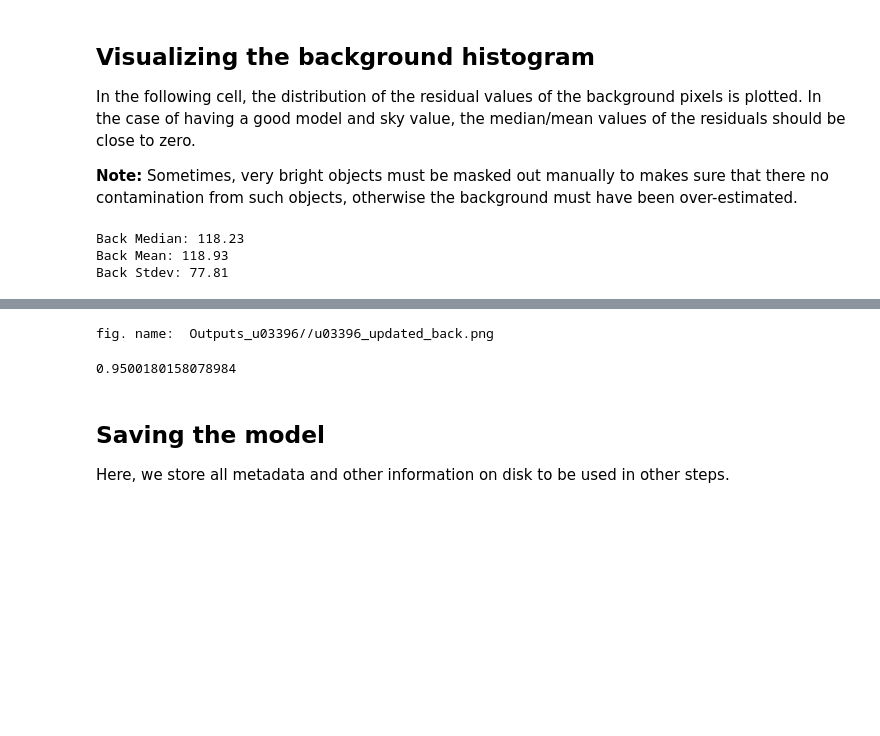
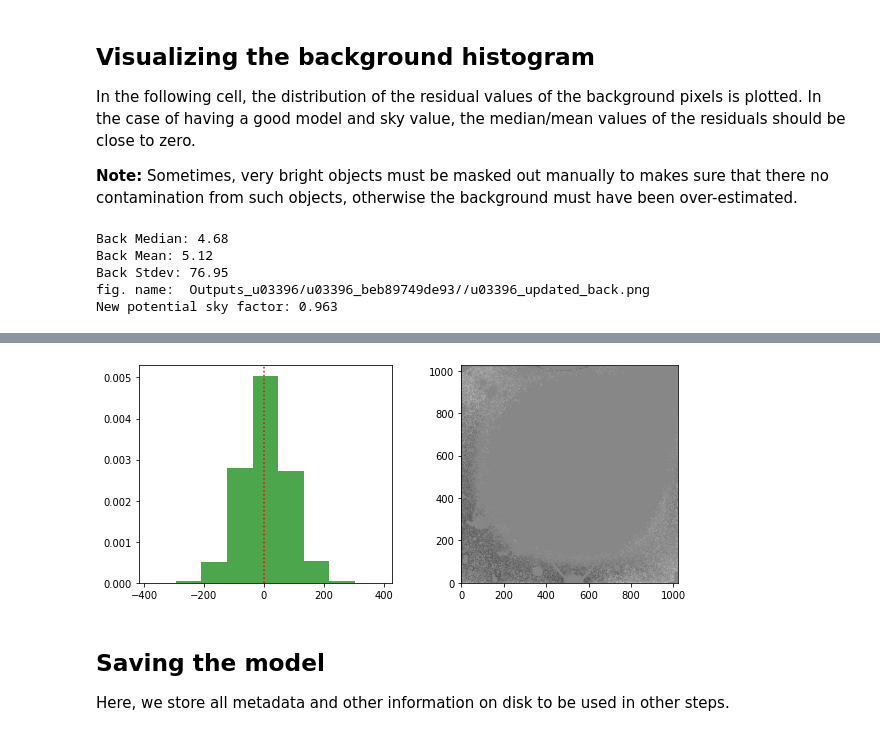
Before and after one commit to ekourkchi/old-SBF, a Jupyter notebook: notebooks/Run_elliprof_function.ipynb, the cells around one changed output, grey strips where cells are left out. Cells and saved outputs as stored; diff of their text form; code cells hidden in the pictures; blank space fills up the shorter version.

```diff
--- a/notebooks/Run_elliprof_function.ipynb
+++ b/notebooks/Run_elliprof_function.ipynb
@@ -682,8 +316,10 @@ pngName = obj.objRoot+'/'+obj.name+'_updated_back.png'
 plt.savefig(pngName)
 print("fig. name: ", pngName)
 
-new_factor
+print("New potential sky factor:", "%.3f"%new_factor)
 # %% [output]
-Back Median: 118.23
-Back Mean: 118.93
-Back Stdev: 77.81
+Back Median: 4.68
+Back Mean: 5.12
+Back Stdev: 76.95
+fig. name:  Outputs_u03396/u03396_beb89749de93//u03396_updated_back.png
+New potential sky factor: 0.963
@@ -692,5 +326,4 @@ Back Stdev: 77.81
-fig. name:  Outputs_u03396//u03396_updated_back.png
-0.9500180158078984
+[figure, added]
 # %% [markdown]
 ## Saving the model
 
```
Also changed, not shown: parts of 38 cells of this notebook, 3 other files.
